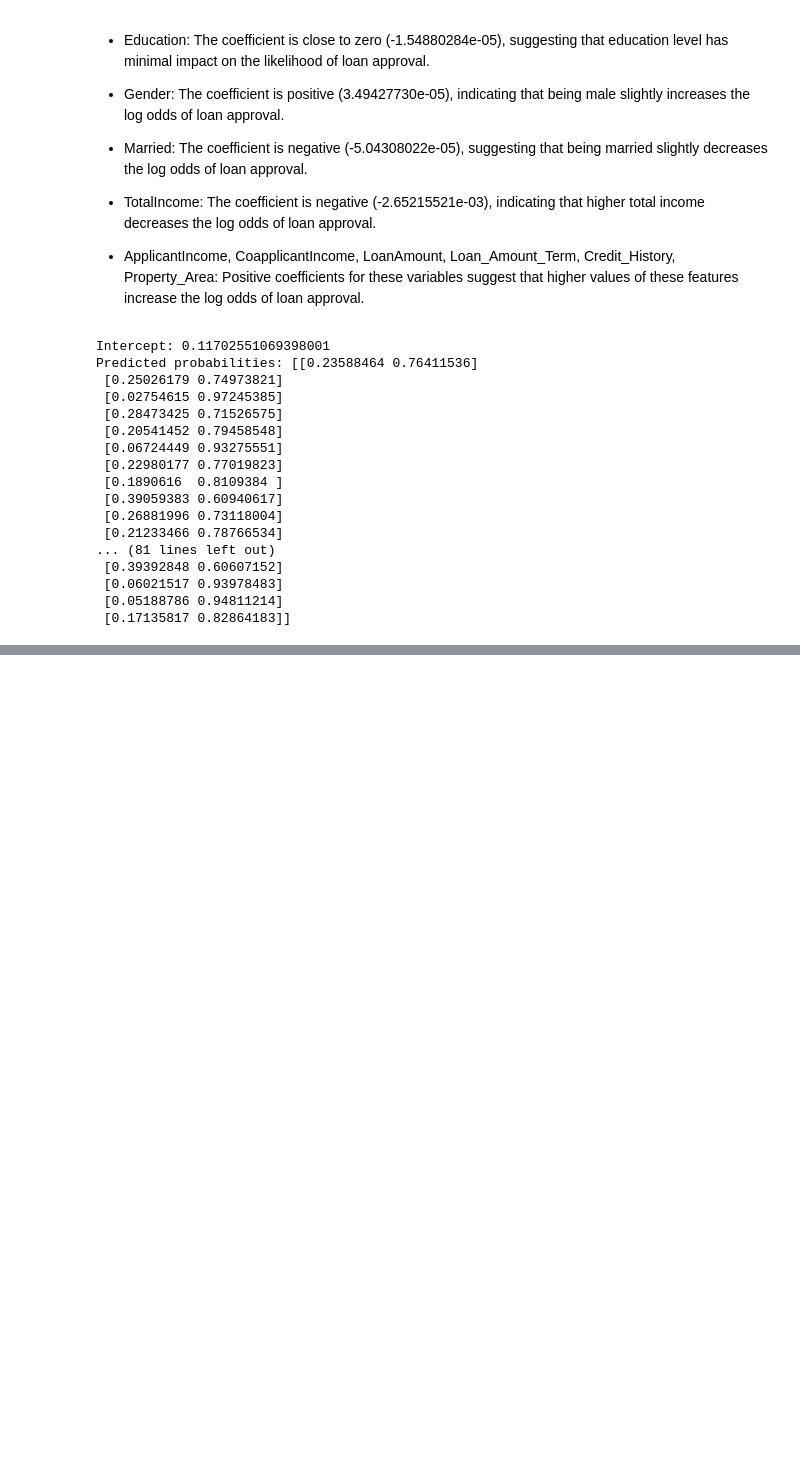
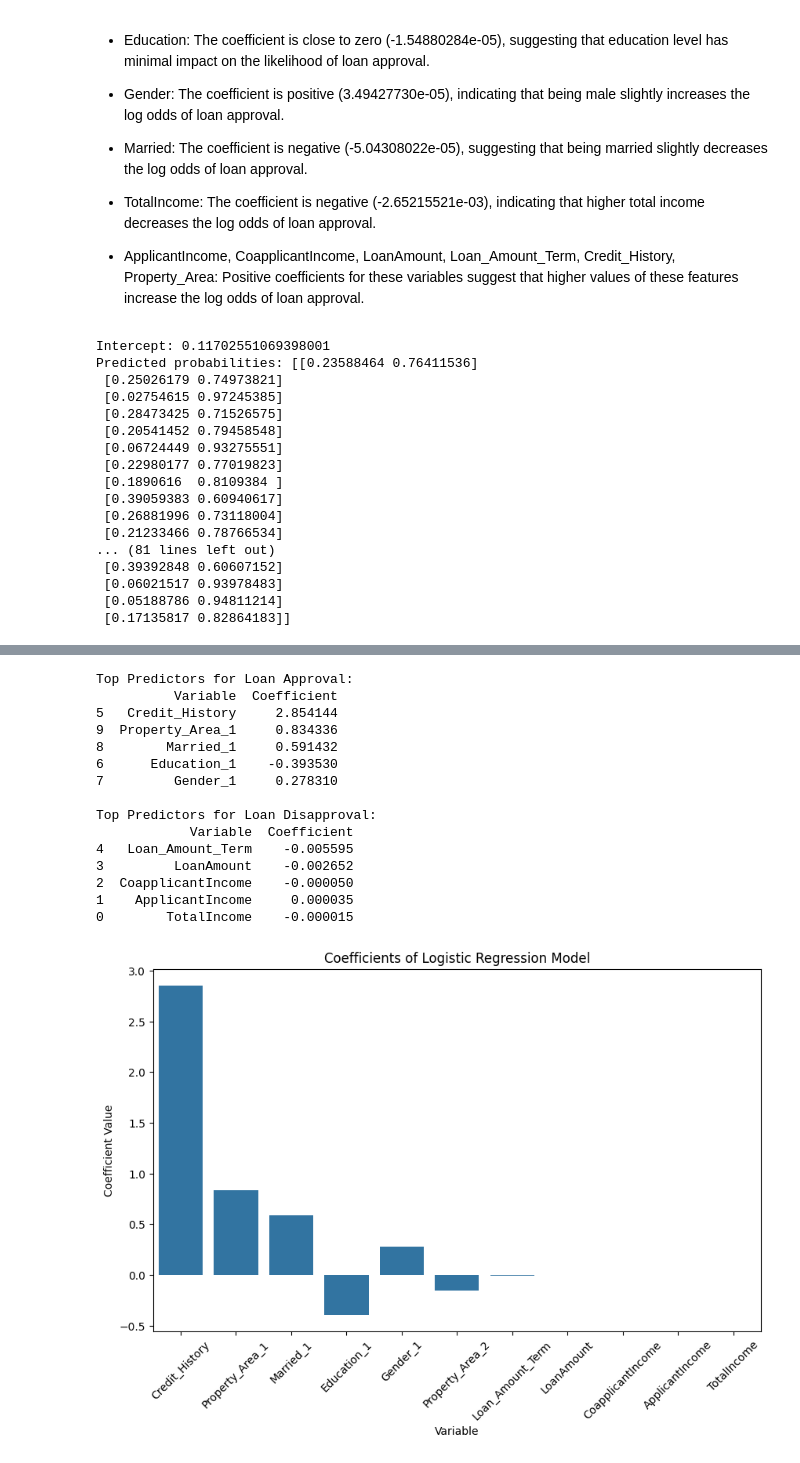
Before and after one commit to paulmachau/Loan-Prediction, a Jupyter notebook: Loan_Eligibility_Predictiond.ipynb, the cells around one changed output, grey strips where cells are left out. Cells and saved outputs as stored; diff of their text form; code cells hidden in the pictures; blank space fills up the shorter version.

```diff
--- a/Loan_Eligibility_Predictiond.ipynb
+++ b/Loan_Eligibility_Predictiond.ipynb
@@ -509,0 +536,44 @@ Predicted probabilities: [[0.23588464 0.76411536]
+# %%
+# prompt: To determine the best predictor variables for approving and disapproving a loan, and Ranking them and creating a visual
+
+# Calculate the coefficients of the logistic regression model
+coefficients = logistic_model.coef_[0]
+
+# Create a DataFrame of coefficients
+coefficients_df = pd.DataFrame({'Variable': X_train.columns, 'Coefficient': coefficients})
+
+# Sort the DataFrame by absolute value of coefficients in descending order
+coefficients_df = coefficients_df.sort_values(by='Coefficient', key=abs, ascending=False)
+
+# Print the top predictors for loan approval
+print("Top Predictors for Loan Approval:")
+print(coefficients_df.head())
+
+# Print the top predictors for loan disapproval
+print("\nTop Predictors for Loan Disapproval:")
+print(coefficients_df.tail())
+
+# Create a bar plot of the coefficients
+plt.figure(figsize=(10, 6))
+sn.barplot(data=coefficients_df, x='Variable', y='Coefficient')
+plt.xticks(rotation=45)
+plt.ylabel('Coefficient Value')
+plt.title('Coefficients of Logistic Regression Model')
+plt.show()
+# %% [output]
+Top Predictors for Loan Approval:
+          Variable  Coefficient
+5   Credit_History     2.854144
+9  Property_Area_1     0.834336
+8        Married_1     0.591432
+6      Education_1    -0.393530
+7         Gender_1     0.278310
+
+Top Predictors for Loan Disapproval:
+            Variable  Coefficient
+4   Loan_Amount_Term    -0.005595
+3         LoanAmount    -0.002652
+2  CoapplicantIncome    -0.000050
+1    ApplicantIncome     0.000035
+0        TotalIncome    -0.000015
+[figure, added]
```
Also changed, not shown: parts of 9 cells of this notebook.
